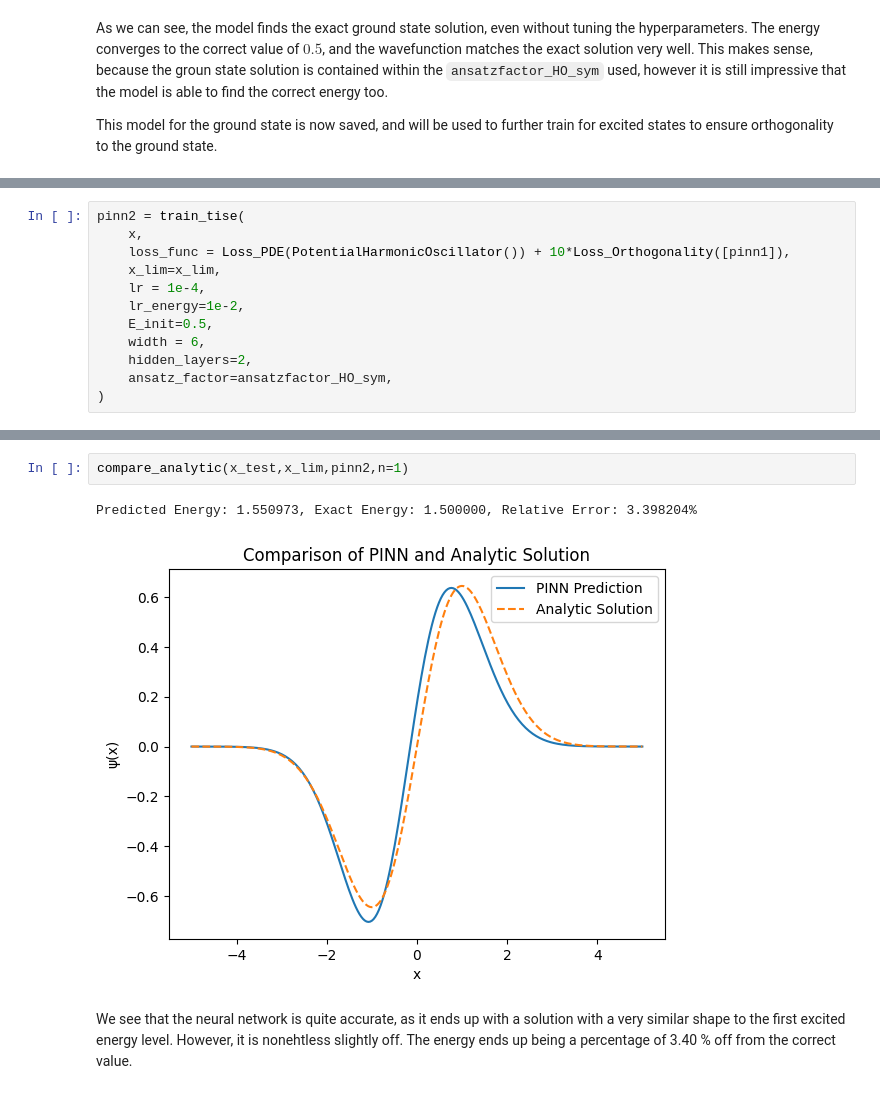
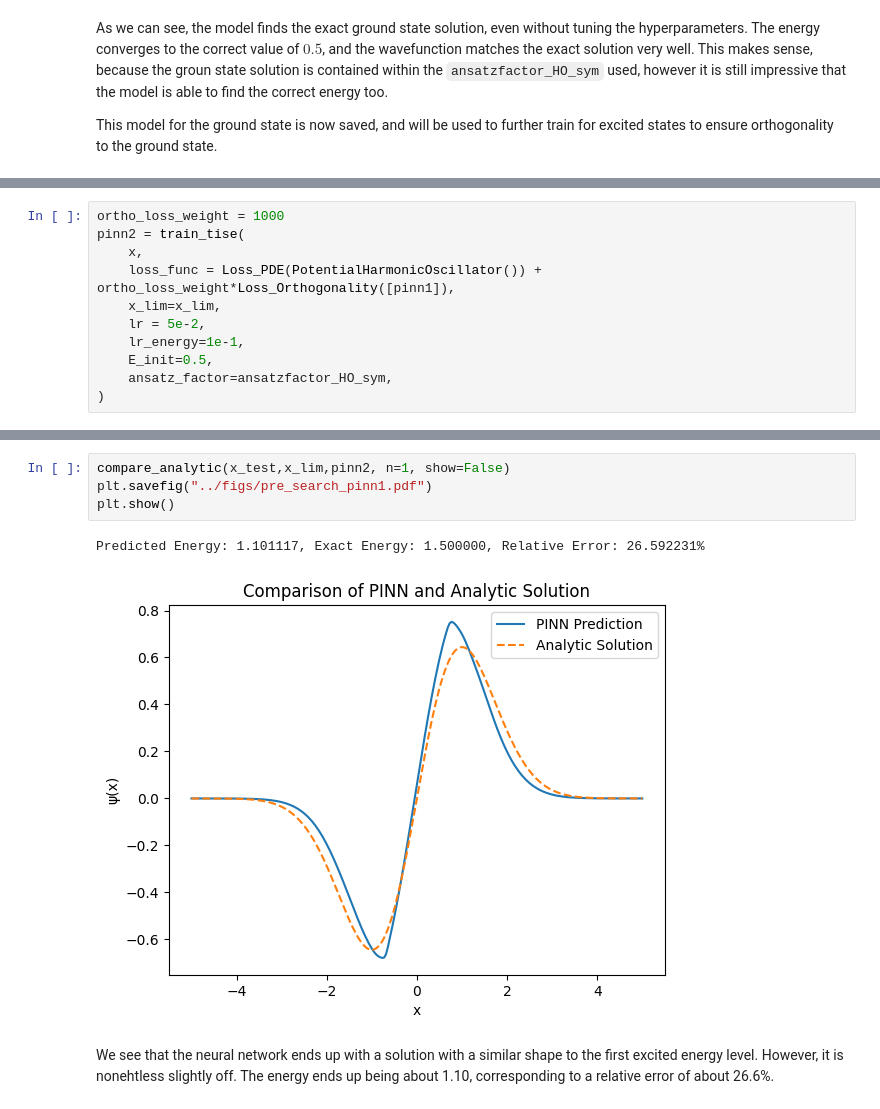
Before and after one commit to fredeco-gh/FYS-STK3155_Project3, a Jupyter notebook: src/HO.ipynb, the cells around one changed output, grey strips where cells are left out. Cells and saved outputs as stored; diff of their text form.

Commit message:
Used new initial guess values for excited state

```diff
--- a/src/HO.ipynb
+++ b/src/HO.ipynb
@@ -43,13 +43,12 @@ We choose some values for the hyperparameters that may be somewhat reasonable. W
 # %%
+ortho_loss_weight = 1000
 pinn2 = train_tise(
     x,
-    loss_func = Loss_PDE(PotentialHarmonicOscillator()) + 10*Loss_Orthogonality([pinn1]),
+    loss_func = Loss_PDE(PotentialHarmonicOscillator()) + ortho_loss_weight*Loss_Orthogonality([pinn1]),
     x_lim=x_lim,
-    lr = 1e-4,
-    lr_energy=1e-2,
+    lr = 5e-2,
+    lr_energy=1e-1,
     E_init=0.5,
-    width = 6,
-    hidden_layers=2,
     ansatz_factor=ansatzfactor_HO_sym,
 )
 # %% [output]
@@ -73,7 +72,9 @@ Epoch 3000/3000. Best loss=6.010e-02. Current loss=6.010e-02. E=1.550973
 # %%
-compare_analytic(x_test,x_lim,pinn2,n=1)
+compare_analytic(x_test,x_lim,pinn2, n=1, show=False)
+plt.savefig("../figs/pre_search_pinn1.pdf")
+plt.show()
 # %% [output]
-Predicted Energy: 1.550973, Exact Energy: 1.500000, Relative Error: 3.398204%
+Predicted Energy: 1.101117, Exact Energy: 1.500000, Relative Error: 26.592231%
-[figure, old version]
+[figure, new version]
 # %% [markdown]
-We see that the neural network is quite accurate, as it ends up with a solution with a very similar shape to the first excited energy level. However, it is nonehtless slightly off. The energy ends up being a percentage of 3.40 % off from the correct value.
+We see that the neural network ends up with a solution with a similar shape to the first excited energy level. However, it is nonehtless slightly off. The energy ends up being about 1.10, corresponding to a relative error of about 26.6%.
```
Also changed, not shown: parts of 3 cells of this notebook, 1 other file.
